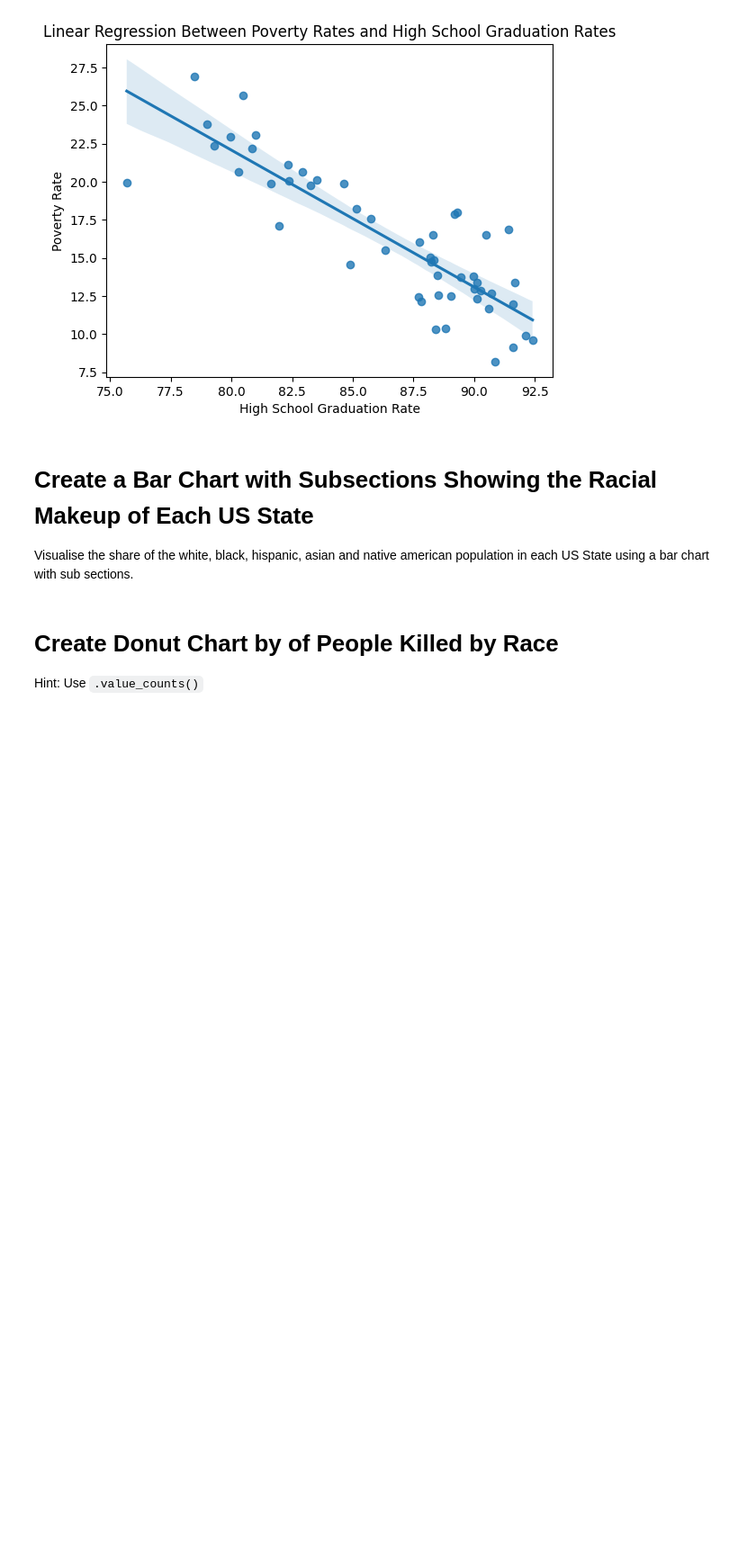
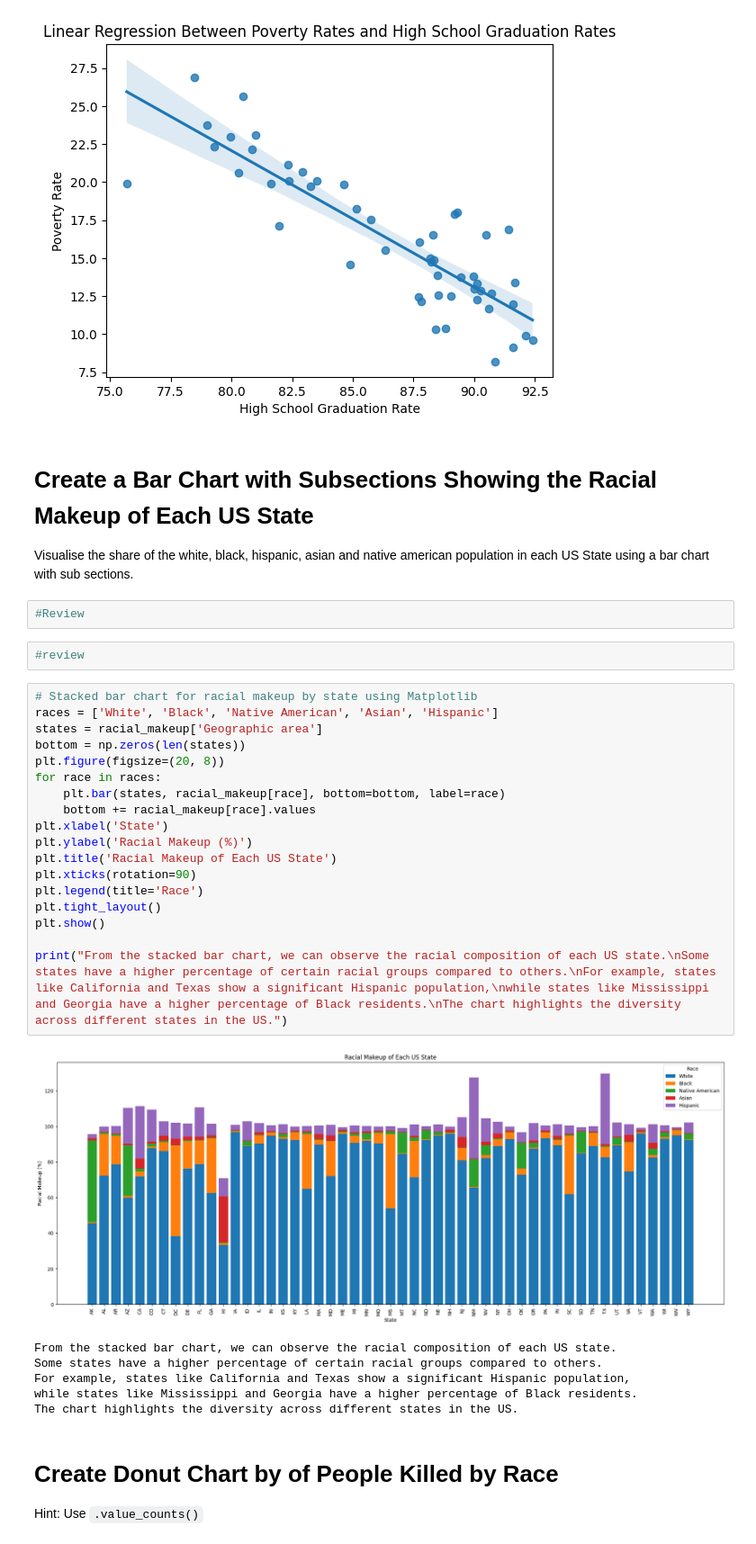
Before and after one commit to Lucasqrz1/100_days_of_code, a Jupyter notebook: Day_100/Fatal_Force_(start).ipynb, the cells around one changed output. Shown at 90% size. Drawn from its saved outputs; the diff is of its cells as text; blank space fills up the shorter version.

Commit message:
final changes, pending review

```diff
--- a/Day_100/Fatal_Force_(start).ipynb
+++ b/Day_100/Fatal_Force_(start).ipynb
@@ -207,6 +211,35 @@ plt.show()
 # Create a Bar Chart with Subsections Showing the Racial Makeup of Each US State
 
 Visualise the share of the white, black, hispanic, asian and native american population in each US State using a bar chart with sub sections.
+# %%
+#Review
+# %%
+#review
+# %%
+# Stacked bar chart for racial makeup by state using Matplotlib
+races = ['White', 'Black', 'Native American', 'Asian', 'Hispanic']
+states = racial_makeup['Geographic area']
+bottom = np.zeros(len(states))
+plt.figure(figsize=(20, 8))
+for race in races:
+    plt.bar(states, racial_makeup[race], bottom=bottom, label=race)
+    bottom += racial_makeup[race].values
+plt.xlabel('State')
+plt.ylabel('Racial Makeup (%)')
+plt.title('Racial Makeup of Each US State')
+plt.xticks(rotation=90)
+plt.legend(title='Race')
+plt.tight_layout()
+plt.show()
+
+print("From the stacked bar chart, we can observe the racial composition of each US state.\nSome states have a higher percentage of certain racial groups compared to others.\nFor example, states like California and Texas show a significant Hispanic population,\nwhile states like Mississippi and Georgia have a higher percentage of Black residents.\nThe chart highlights the diversity across different states in the US.")
+# %% [output]
+[figure, added]
+From the stacked bar chart, we can observe the racial composition of each US state.
+Some states have a higher percentage of certain racial groups compared to others.
+For example, states like California and Texas show a significant Hispanic population,
+while states like Mississippi and Georgia have a higher percentage of Black residents.
+The chart highlights the diversity across different states in the US.
 # %% [markdown]
 # Create Donut Chart by of People Killed by Race
 
```
Also changed, not shown: parts of 27 cells of this notebook.
